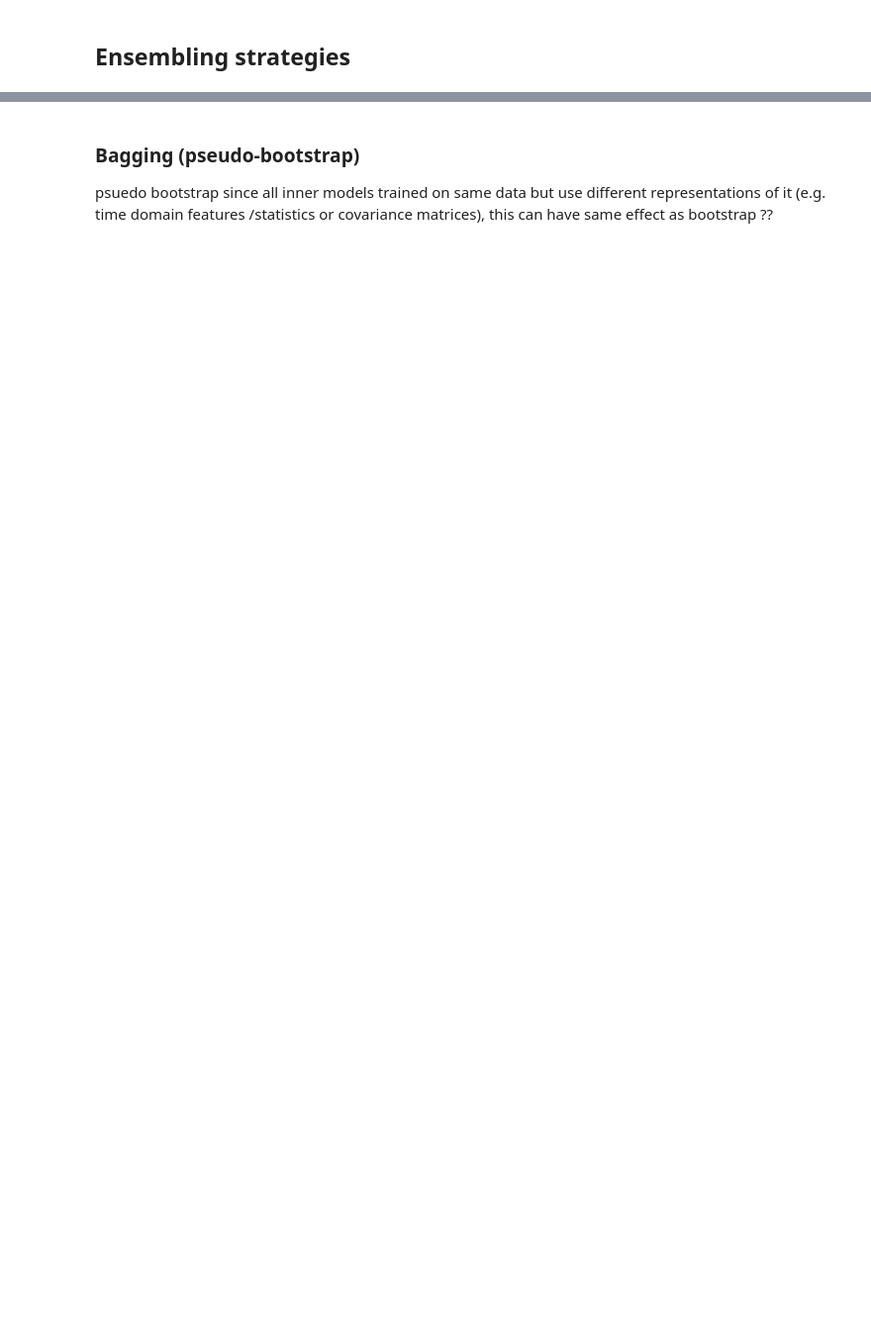
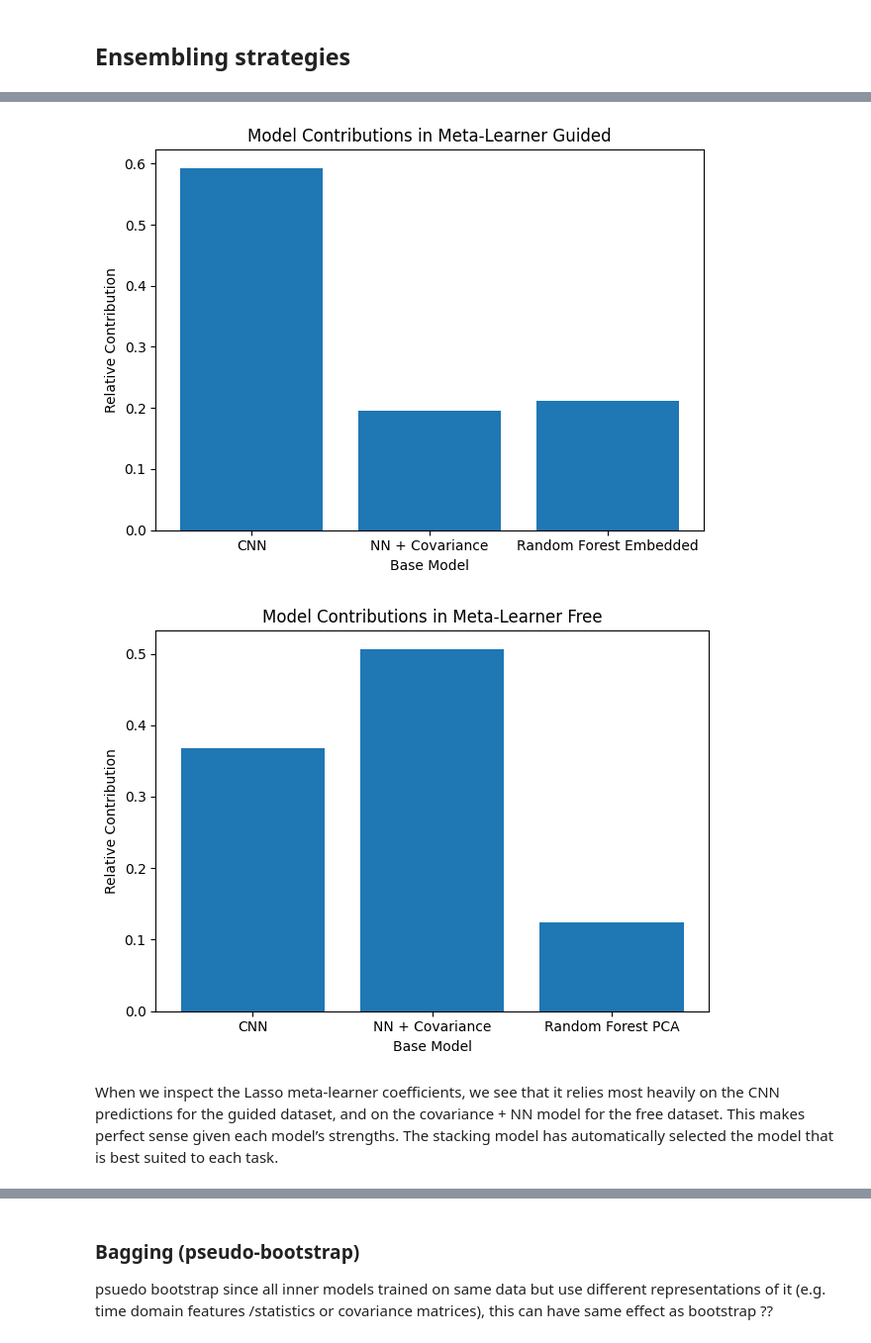
Before and after one commit to ULB-INFO-F-422/pose-estimation-from-emg-signal-team-2, a Jupyter notebook: project.ipynb, the cells around one changed output, grey strips where cells are left out. Shown: that part at 99% size. Saved outputs shown, nothing was run; the diff lists cells and outputs as text; code cells hidden in the pictures; blank space fills up the shorter version.

```diff
--- a/project.ipynb
+++ b/project.ipynb
@@ -764,0 +1293,21 @@ Another interesting point is that we know that this task is more prone to noise,
+# %%
+# Creation of the new dataset with the prediction of our models
+x_g_meta = np.concatenate([y_g_predict_cnn, y_g_predict_nn_covariance,y_g_predict_rf], axis=1)
+x_f_meta = np.concatenate([y_f_predict_cnn, y_f_predict_nn_covariance,y_f_predict_rf], axis=1)
+
+# model
+lasso_model = Pipeline([
+        ('scaler', StandardScaler()),
+        ('lasso',  Lasso(alpha=0.1, max_iter=20000))
+    ])
+
+# Calculate the prediction
+y_g_predict_stack = cross_val_predict(lasso_model,x_g_meta,y_g_train_preproc,groups=groups_g,cv=logo,n_jobs=-1)
+y_f_predict_stack = cross_val_predict(lasso_model,x_f_meta,y_f_train_preproc,groups=groups_f,cv=logo,n_jobs=-1)
+
+
+#Calculate the metrics
+rmse_g_stack, nmse_g_stack = calculate_metrics(y_g_train_preproc, y_g_predict_stack)
+rmse_f_stack, nmse_f_stack = calculate_metrics(y_f_train_preproc, y_f_predict_stack)
+
+print(f"Ensemble stacking | RMSE | guided: {rmse_g_stack:.2f} | free: {rmse_f_stack:.2f}  | NMSE | guided: {nmse_g_stack:.2f} | free: {nmse_f_stack:.2f}")
@@ -764,0 +1363,20 @@ Another interesting point is that we know that this task is more prone to noise,
+# %%
+def plot_contibutions(sums,dataset_name):
+    models = list(sums.keys())
+    contribs = list(sums.values())
+
+    plt.figure()
+    plt.bar(models, contribs)
+    plt.ylabel('Relative Contribution')
+    plt.xlabel('Base Model')
+    plt.title('Model Contributions in Meta-Learner ' + dataset_name)
+    plt.tight_layout()
+    plt.show()
+
+plot_contibutions(sums_g,"Guided")
+plot_contibutions(sums_f,"Free")
+# %% [output]
+[figure, added]
+[figure, added]
+# %% [markdown]
+When we inspect the Lasso meta-learner coefficients, we see that it relies most heavily on the CNN predictions for the guided dataset, and on the covariance + NN model for the free dataset. This makes perfect sense given each model’s strengths. The stacking model has automatically selected the model that is best suited to each task.
```
Also changed, not shown: parts of 46 cells of this notebook.
